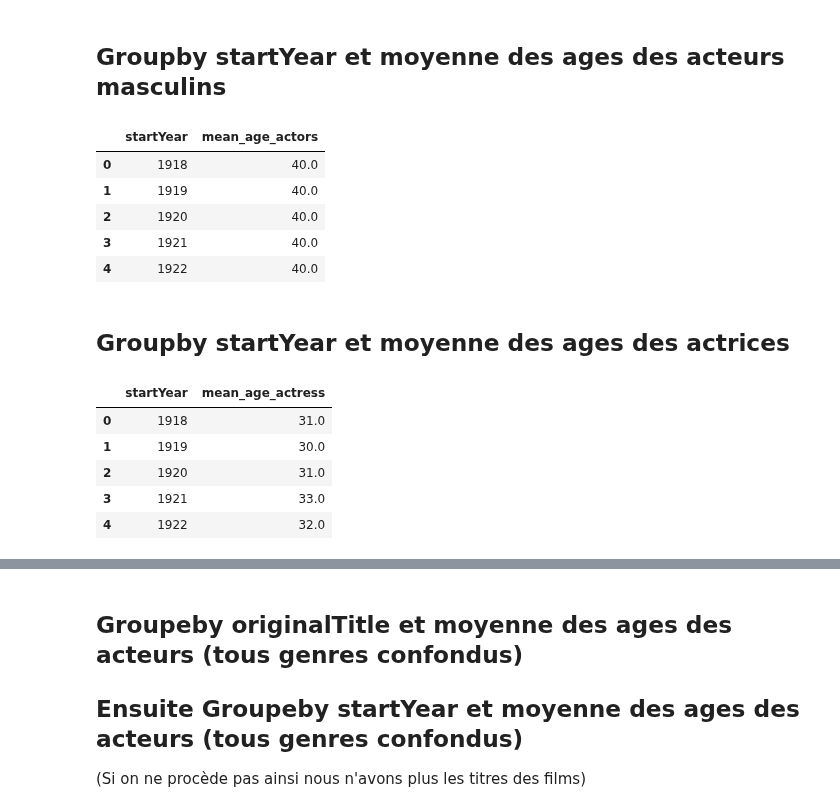
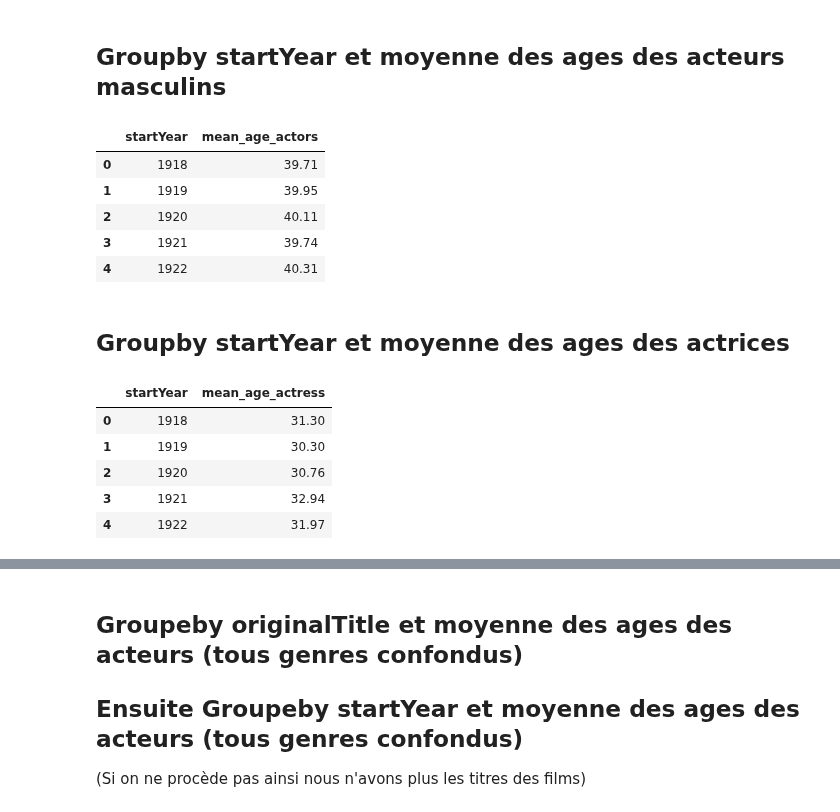
Before and after one commit to CathieLC/Wild_movie_project, a Jupyter notebook: Catherine/Catherine_mean_age_actors.ipynb, the cells around one changed output, grey strips where cells are left out. Saved outputs shown, nothing was run; the diff lists cells and outputs as text; code cells hidden in the pictures.

```diff
--- a/Catherine/Catherine_mean_age_actors.ipynb
+++ b/Catherine/Catherine_mean_age_actors.ipynb
@@ -420,31 +426,34 @@ actress = actors_title_movies[actors_title_movies['category'] == "actress"]
 ## Groupby startYear et moyenne des ages des acteurs masculins
 # %%
 # calcul moyenne age groupby(by=["originalTitle" & "startYear"])
-age_mean_year_actors = round(actors.groupby(by=["startYear"]).mean('age_actor_actress'))
+age_mean_year_actors = round(actors.groupby(by=["startYear"]).mean('age_actor_actress'),2)
 
 #reset index
 age_mean_year_actors = age_mean_year_actors.reset_index()
 
 #drop colonnes
 age_mean_year_actors.drop(columns=['index', 'birthYear'], inplace =True)
 
 #rename nom colonne age_actor_actress
 age_mean_year_actors.rename(columns={'age_actor_actress':'mean_age_actors'}, inplace=True)
 
-#check df age_mean2
+#change type colone 'mean_age_actress'
+#age_mean_year_actors = age_mean_year_actors.astype({'mean_age_actors': int})
+
+#check df age_mean_year_actors
 age_mean_year_actors.head()
 # %% [output]
 |  | startYear | mean_age_actors |
-| 0 | 1918 | 40.0 |
-| 1 | 1919 | 40.0 |
-| 2 | 1920 | 40.0 |
-| 3 | 1921 | 40.0 |
-| 4 | 1922 | 40.0 |
+| 0 | 1918 | 39.71 |
+| 1 | 1919 | 39.95 |
+| 2 | 1920 | 40.11 |
+| 3 | 1921 | 39.74 |
+| 4 | 1922 | 40.31 |
 # %% [markdown]
 ## Groupby startYear et moyenne des ages des actrices
 # %%
 # calcul moyenne age groupby(by=["originalTitle" & "startYear"])
-age_mean_year_actress = round(actress.groupby(by=["startYear"]).mean('age_actor_actress'))
+age_mean_year_actress = round(actress.groupby(by=["startYear"]).mean('age_actor_actress'),2)
 
 #reset index
 age_mean_year_actress = age_mean_year_actress.reset_index()
@@ -455,12 +464,15 @@ age_mean_year_actress.drop(columns=['index', 'birthYear'], inplace =True)
 #rename nom colonne age_actor_actress
 age_mean_year_actress.rename(columns={'age_actor_actress':'mean_age_actress'}, inplace=True)
 
-#check df age_mean2
+#change type colone 'mean_age_actress'
+#age_mean_year_actress = age_mean_year_actress.astype({'mean_age_actress': int})
+
+#check df age_mean_year_actress
 age_mean_year_actress.head()
 # %% [output]
 |  | startYear | mean_age_actress |
-| 0 | 1918 | 31.0 |
-| 1 | 1919 | 30.0 |
-| 2 | 1920 | 31.0 |
-| 3 | 1921 | 33.0 |
-| 4 | 1922 | 32.0 |
+| 0 | 1918 | 31.30 |
+| 1 | 1919 | 30.30 |
+| 2 | 1920 | 30.76 |
+| 3 | 1921 | 32.94 |
+| 4 | 1922 | 31.97 |
```
Also changed, not shown: parts of 9 cells of this notebook.
